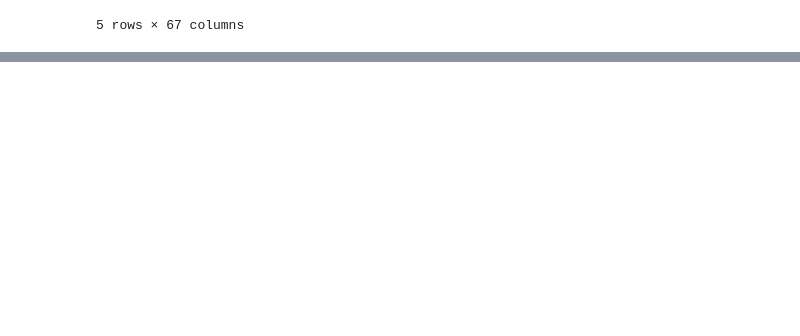
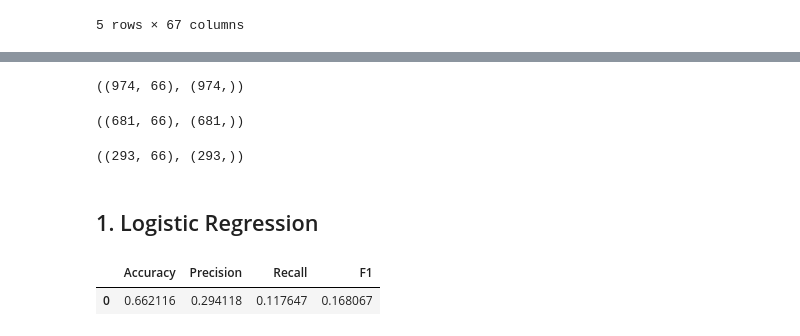
Before and after one commit to tapiwamesa/MTN-Nigeria-customer-churn-prediction-model, a Jupyter notebook: MTN_Nigeria_Customer_Churn_Prediction.ipynb, the cells around one changed output, grey strips where cells are left out. Saved outputs shown, nothing was run; the diff lists cells and outputs as text; code cells hidden in the pictures; blank space fills up the shorter version.

```diff
--- a/MTN_Nigeria_Customer_Churn_Prediction.ipynb
+++ b/MTN_Nigeria_Customer_Churn_Prediction.ipynb
@@ -485,0 +506,55 @@ plt.show()
+# %%
+# Splitting data into target, features and train and split sets
+
+# fetures and target sets
+X = mtn_2025.drop(columns = "Churn")
+y = mtn_2025["Churn"]
+
+# train and test sets
+X_train, X_test, y_train, y_test = train_test_split(X, y, test_size = 0.3, stratify =y, random_state = 42)
+# %%
+# looking at data shape before splitting
+
+X.shape, y.shape
+# %% [output]
+((974, 66), (974,))
+# %%
+# Data shape for train set
+
+X_train.shape, y_train.shape
+# %% [output]
+((681, 66), (681,))
+# %%
+# Data shape for tets set
+
+X_test.shape, y_test.shape
+# %% [output]
+((293, 66), (293,))
+# %%
+# Scaling the data sets
+
+scaler = StandardScaler()
+X_train_scaled = scaler.fit_transform(X_train)
+X_test_scaled = scaler.transform(X_test)
+# %% [markdown]
+## 1. Logistic Regression
+# %%
+# instantiating the logistics Regression model
+
+results = pd.DataFrame(columns = ["Accuracy", "Precision", "Recall", "F1"])
+
+lg = LogisticRegression()
+lg.fit(X_train_scaled, y_train)
+y_pred = lg.predict(X_test_scaled)
+Accuracy = accuracy_score(y_test, y_pred)
+Precision = precision_score(y_test, y_pred)
+Recall = recall_score(y_test, y_pred)
+F1 = f1_score(y_test, y_pred)
+
+# appending the results table
+results.loc[len(results)] = [Accuracy, Precision, Recall, F1]
+
+results
+# %% [output]
+|  | Accuracy | Precision | Recall | F1 |
+| 0 | 0.662116 | 0.294118 | 0.117647 | 0.168067 |
```
Also changed, not shown: parts of 25 cells of this notebook.
